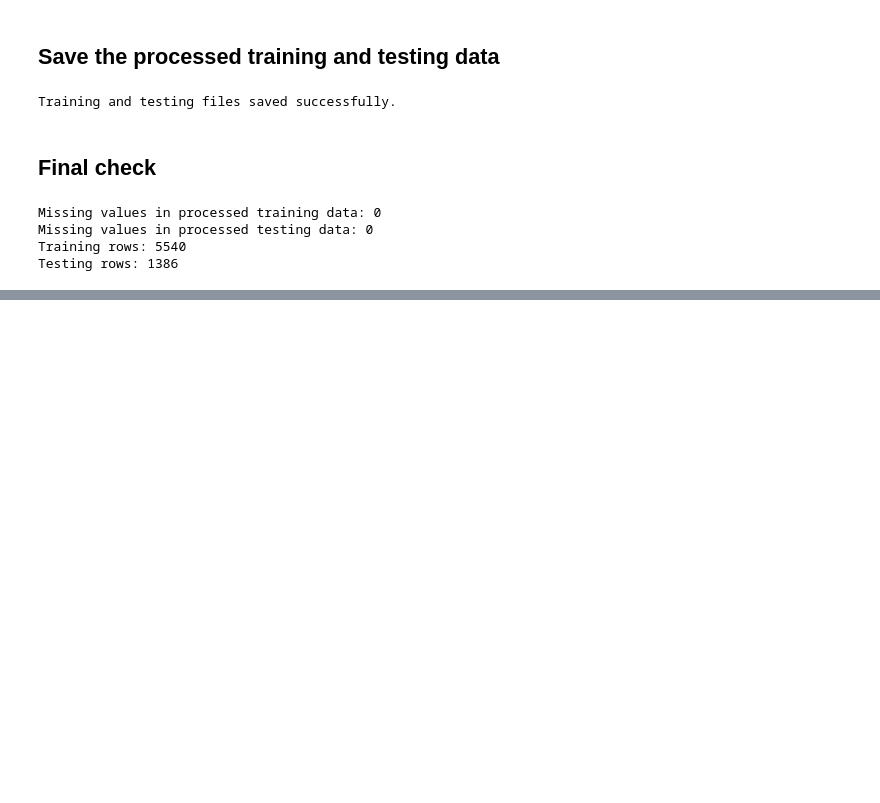
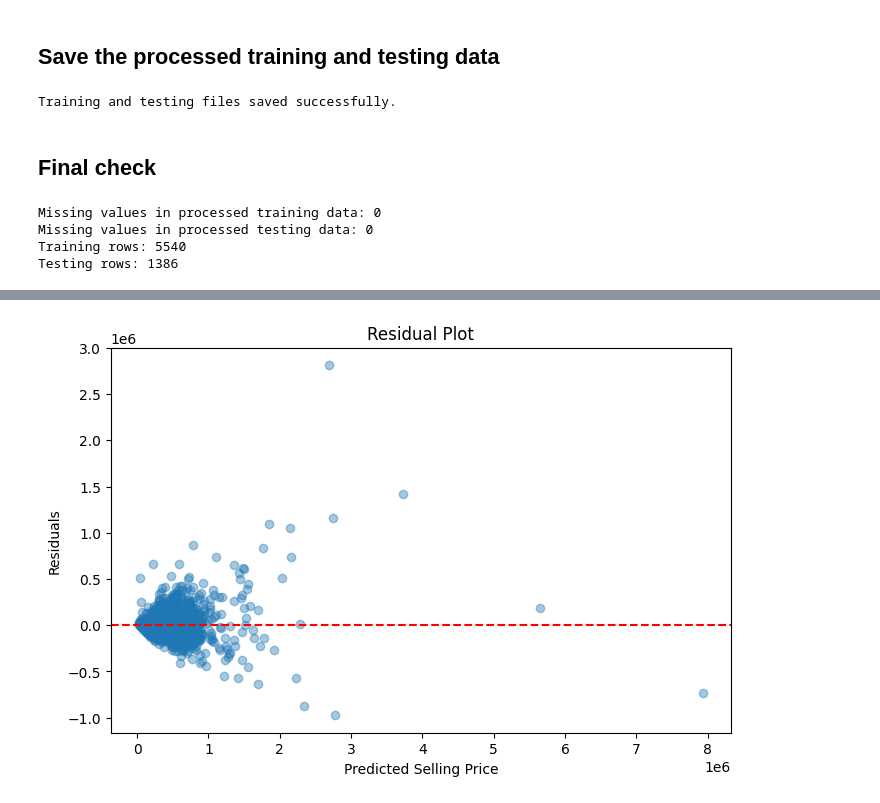
Before and after one commit to aashishlimba819-max/AI200-project, a Jupyter notebook: used_car_price_data_processing.ipynb, the cells around one changed output, grey strips where cells are left out. Drawn from its saved outputs; the diff is of its cells as text; code cells hidden in the pictures; blank space fills up the shorter version.

```diff
--- a/used_car_price_data_processing.ipynb
+++ b/used_car_price_data_processing.ipynb
@@ -1165,0 +1330,13 @@ Testing rows: 1386
+# %%
+residuals = y_test - y_pred_log
+
+plt.figure(figsize=(8, 5))
+plt.scatter(y_pred_log, residuals, alpha=0.4)
+plt.axhline(y=0, color='red', linestyle='--')
+
+plt.xlabel("Predicted Selling Price")
+plt.ylabel("Residuals")
+plt.title("Residual Plot")
+plt.show()
+# %% [output]
+[figure, added]
```
Also changed, not shown: parts of 13 cells of this notebook.
